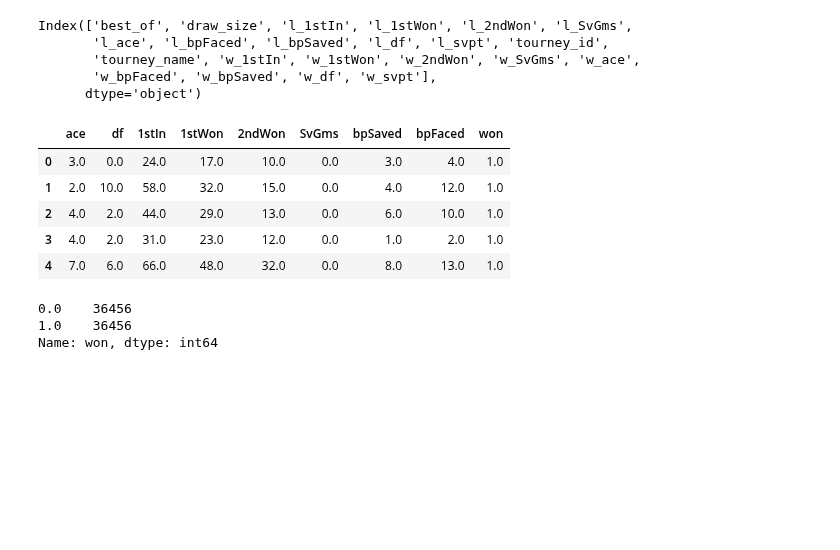
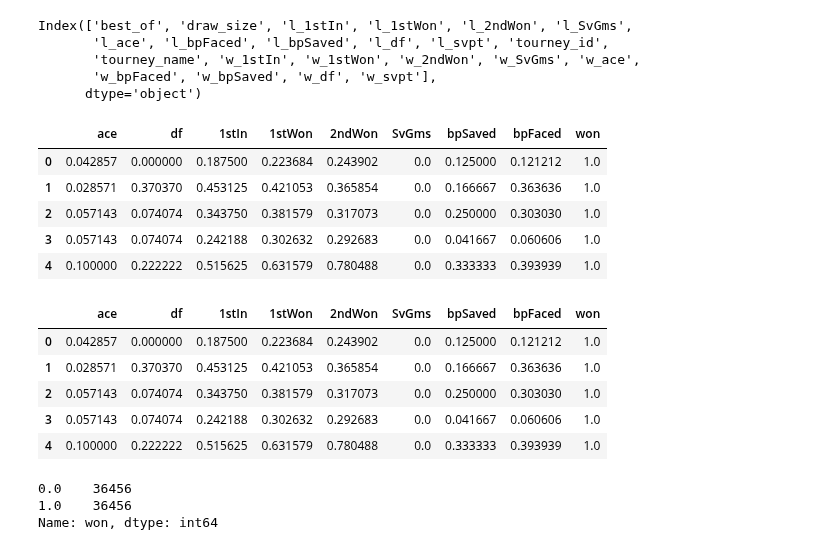
Before and after one commit to CSCI-5502/final-project, a Jupyter notebook: match-prediction/WTA Outcome Prediction.ipynb, the cells around one changed output. Cells and saved outputs as stored; diff of their text form; code cells hidden in the pictures; blank space fills up the shorter version.

```diff
--- a/match-prediction/WTA Outcome Prediction.ipynb
+++ b/match-prediction/WTA Outcome Prediction.ipynb
@@ -83,24 +84,36 @@ Index(['best_of', 'draw_size', 'l_1stIn', 'l_1stWon', 'l_2ndWon', 'l_SvGms',
 # %%
 lost_df = filtered_df[['l_ace', 'l_df', 'l_svpt','l_1stIn', 'l_1stWon', 'l_2ndWon', 'l_SvGms', 'l_bpSaved', 'l_bpFaced']]
 won_df = filtered_df[['w_ace', 'w_df', 'w_svpt', 'w_1stIn', 'w_1stWon', 'w_2ndWon','w_SvGms', 'w_bpSaved', 'w_bpFaced']]
 lost_df = lost_df.rename(columns={'l_ace':'ace', 'l_df':'df', 'l_svpt':'svpt','l_1stIn':'1stIn', 'l_1stWon':'1stWon', 'l_2ndWon':'2ndWon', \
                                   'l_SvGms':'SvGms', 'l_bpSaved':'bpSaved', 'l_bpFaced':'bpFaced'})
 won_df = won_df.rename(columns={'w_ace':'ace', 'w_df':'df', 'w_svpt':'svpt','w_1stIn':'1stIn', 'w_1stWon':'1stWon', 'w_2ndWon':'2ndWon',\
                                 'w_SvGms':'SvGms', 'w_bpSaved':'bpSaved', 'w_bpFaced':'bpFaced'})
 
 won_df["won"] = won_df['svpt']**0
 lost_df["won"] = lost_df['svpt']*0
 
 big_df = pd.concat([won_df, lost_df], ignore_index=True)
 big_df = big_df.drop(columns=['svpt'])
+
+
+scaler = MinMaxScaler()
+df_scaled = pd.DataFrame(scaler.fit_transform(big_df), columns=big_df.columns)
+big_df = df_scaled
 display(big_df.head())
+display(big_df.head())
 # %% [output]
 |  | ace | df | 1stIn | 1stWon | 2ndWon | SvGms | bpSaved | bpFaced | won |
-| 0 | 3.0 | 0.0 | 24.0 | 17.0 | 10.0 | 0.0 | 3.0 | 4.0 | 1.0 |
-| 1 | 2.0 | 10.0 | 58.0 | 32.0 | 15.0 | 0.0 | 4.0 | 12.0 | 1.0 |
-| 2 | 4.0 | 2.0 | 44.0 | 29.0 | 13.0 | 0.0 | 6.0 | 10.0 | 1.0 |
-| 3 | 4.0 | 2.0 | 31.0 | 23.0 | 12.0 | 0.0 | 1.0 | 2.0 | 1.0 |
-| 4 | 7.0 | 6.0 | 66.0 | 48.0 | 32.0 | 0.0 | 8.0 | 13.0 | 1.0 |
+| 0 | 0.042857 | 0.000000 | 0.187500 | 0.223684 | 0.243902 | 0.0 | 0.125000 | 0.121212 | 1.0 |
+| 1 | 0.028571 | 0.370370 | 0.453125 | 0.421053 | 0.365854 | 0.0 | 0.166667 | 0.363636 | 1.0 |
+| 2 | 0.057143 | 0.074074 | 0.343750 | 0.381579 | 0.317073 | 0.0 | 0.250000 | 0.303030 | 1.0 |
+| 3 | 0.057143 | 0.074074 | 0.242188 | 0.302632 | 0.292683 | 0.0 | 0.041667 | 0.060606 | 1.0 |
+| 4 | 0.100000 | 0.222222 | 0.515625 | 0.631579 | 0.780488 | 0.0 | 0.333333 | 0.393939 | 1.0 |
+|  | ace | df | 1stIn | 1stWon | 2ndWon | SvGms | bpSaved | bpFaced | won |
+| 0 | 0.042857 | 0.000000 | 0.187500 | 0.223684 | 0.243902 | 0.0 | 0.125000 | 0.121212 | 1.0 |
+| 1 | 0.028571 | 0.370370 | 0.453125 | 0.421053 | 0.365854 | 0.0 | 0.166667 | 0.363636 | 1.0 |
+| 2 | 0.057143 | 0.074074 | 0.343750 | 0.381579 | 0.317073 | 0.0 | 0.250000 | 0.303030 | 1.0 |
+| 3 | 0.057143 | 0.074074 | 0.242188 | 0.302632 | 0.292683 | 0.0 | 0.041667 | 0.060606 | 1.0 |
+| 4 | 0.100000 | 0.222222 | 0.515625 | 0.631579 | 0.780488 | 0.0 | 0.333333 | 0.393939 | 1.0 |
 # %%
 big_df['won'].value_counts()
 # %% [output]
```
Also changed, not shown: parts of 12 cells of this notebook.
